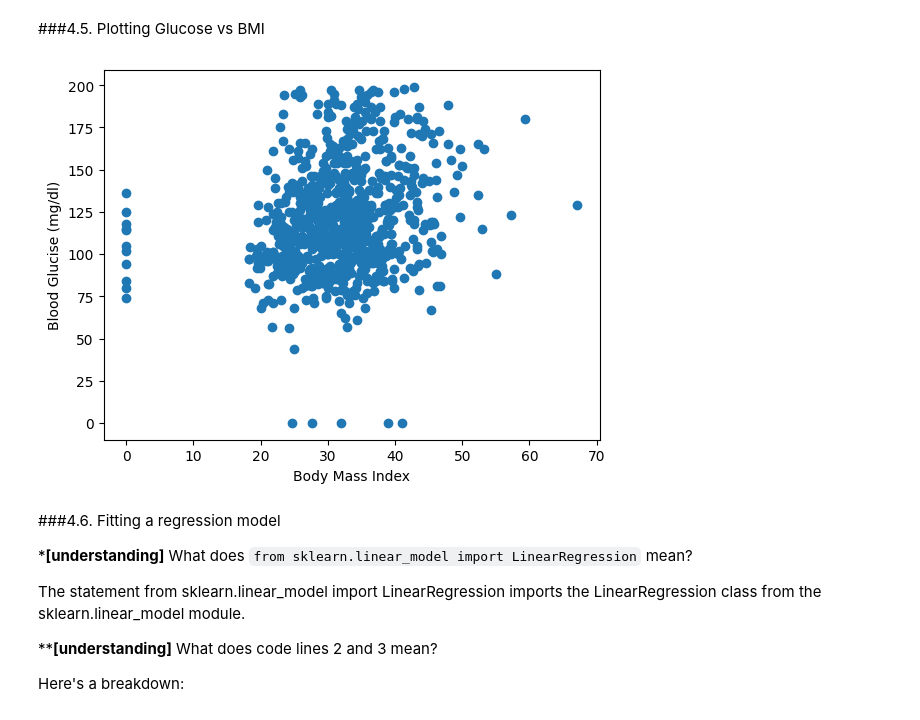
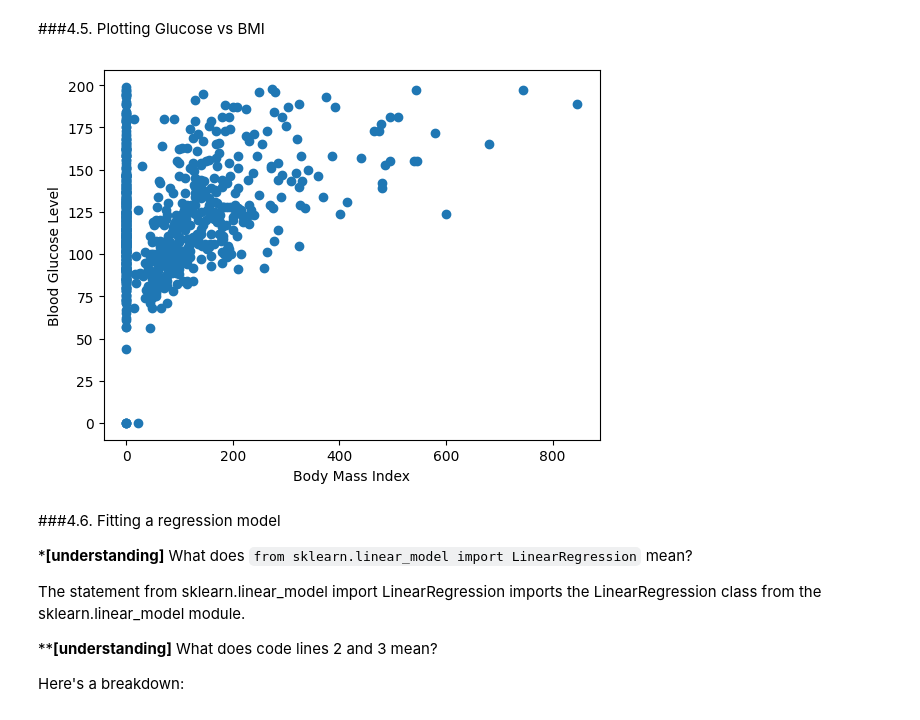
Before and after one commit to zizanayub/Machine-Leaning-Data-Scientist-with-Python, a Jupyter notebook: 01_01_Supervised_Learning_with_Scikit_Learn.ipynb, the cells around one changed output. Saved outputs shown, nothing was run; the diff lists cells and outputs as text; code cells hidden in the pictures.

```diff
--- a/01_01_Supervised_Learning_with_Scikit_Learn.ipynb
+++ b/01_01_Supervised_Learning_with_Scikit_Learn.ipynb
@@ -462,7 +439,6 @@ print(type(X_np)),type(y_np)   ##numpy arrays
 # %% [markdown]
 ###4.3. Slicing `X_bmi` variable
 # %%
-X_bmi = X_np[:,4]     ###Extract the 4th column (BMI)
-print(X_bmi)
-print(y_np.shape,X_bmi.shape)
+X_bmi = X_np[:,3]
+print(X_bmi.shape,y.shape)
 # %% [output]
@@ -490,5 +448,5 @@ print(y_np.shape,X_bmi.shape)
 # %%
-X_bmi_reshaped = X_bmi.reshape(-1,1)
-print(X_bmi_reshaped.shape)
+X_bmi = X_bmi.reshape(-1,1)
+print(X_bmi.shape)
 # %% [output]
 (768, 1)
@@ -578,12 +454,12 @@ print(X_bmi_reshape_4)
 ###4.5. Plotting Glucose vs BMI
 # %%
 import matplotlib.pyplot as plt
-plt.scatter(X_bmi_reshaped,y)
-plt.ylabel("Blood Glucise (mg/dl)")
+plt.scatter(X_bmi,y)
 plt.xlabel("Body Mass Index")
+plt.ylabel("Blood Glucose Level")
 plt.show()
 # %% [output]
-[figure, old version]
+[figure, new version]
 # %% [markdown]
 ###4.6. Fitting a regression model
 
```
Also changed, not shown: parts of 21 cells of this notebook.
